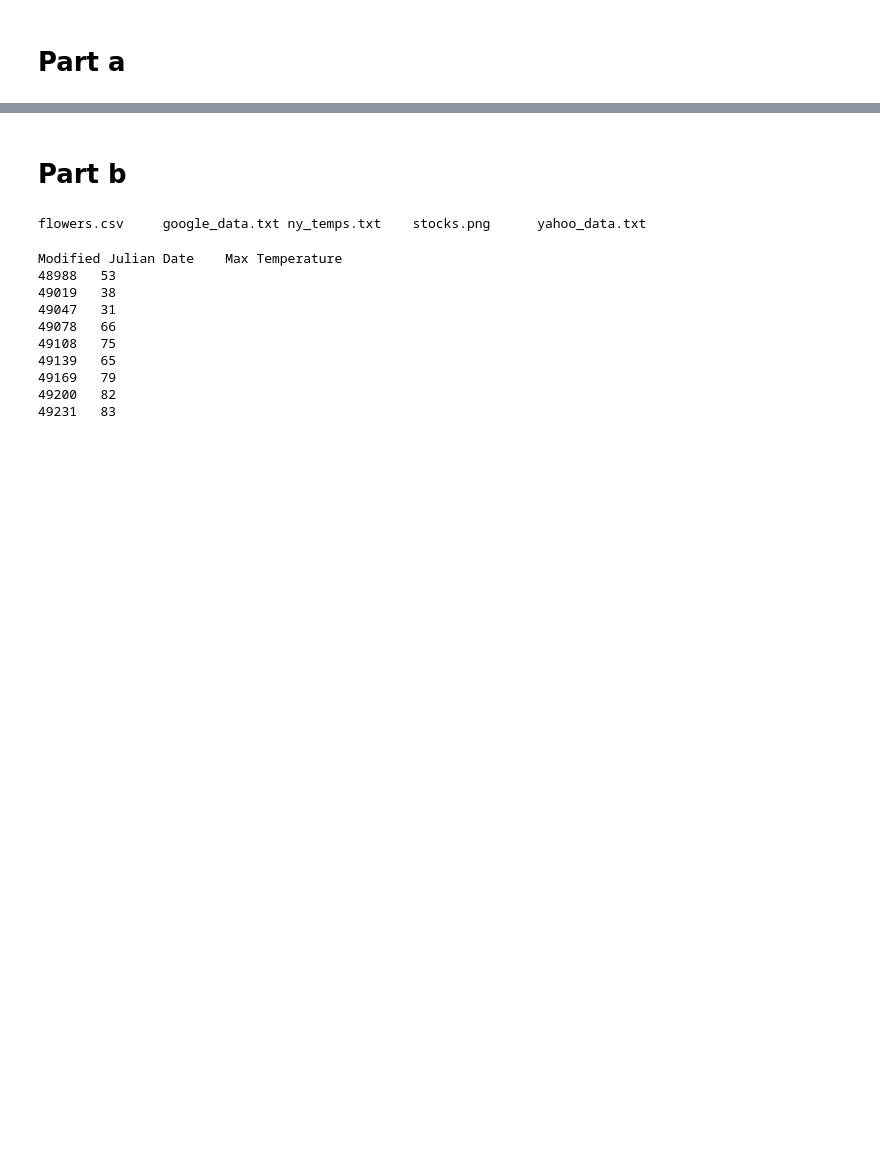
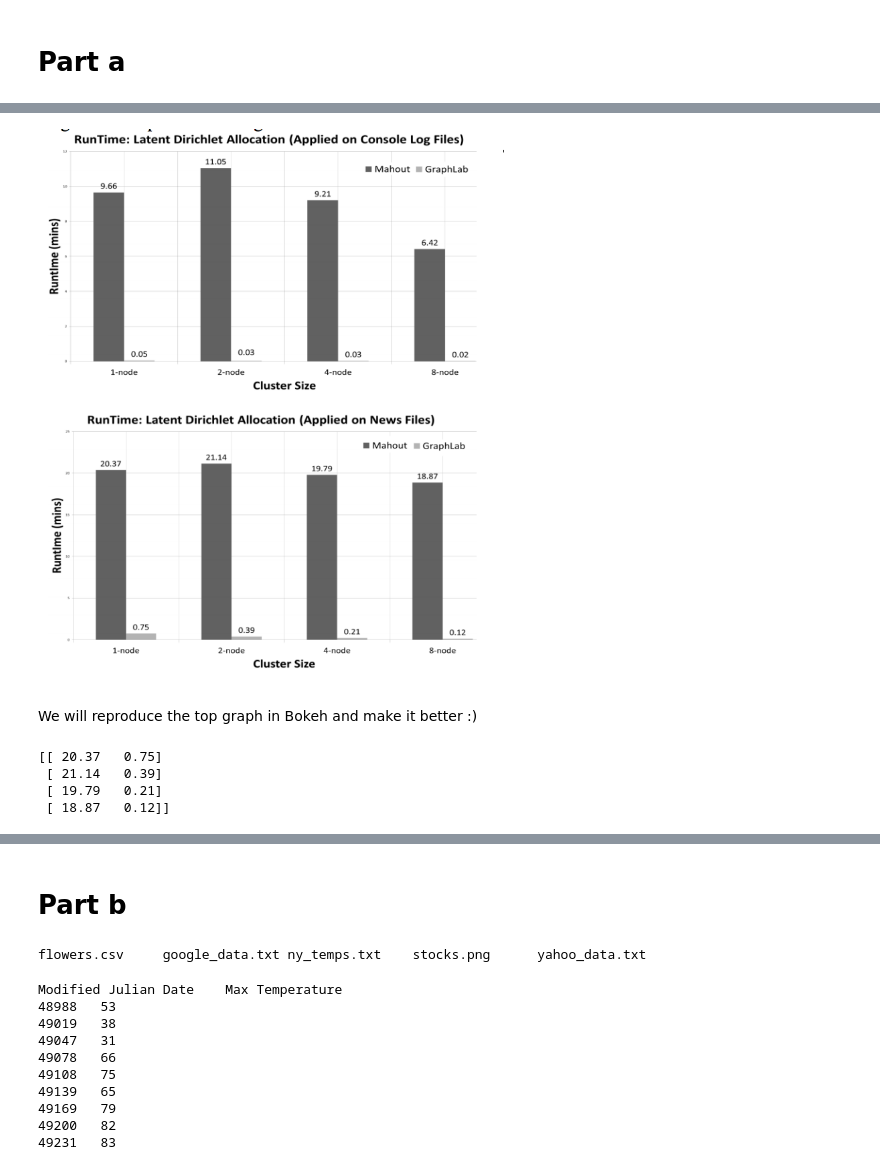
Before and after one commit to kbl4ew/AY-250-Fall2016, a Jupyter notebook: hw_2/Homwork_2.ipynb, the cells around one changed output, grey strips where cells are left out. Saved outputs shown, nothing was run; the diff lists cells and outputs as text; code cells hidden in the pictures; blank space fills up the shorter version.

```diff
--- a/hw_2/Homwork_2.ipynb
+++ b/hw_2/Homwork_2.ipynb
@@ -8,0 +27,18 @@
+# %%
+from IPython.display import Image
+Image("Old_Plot.png")
+# %% [output]
+[figure, added]
+# %% [markdown]
+We will reproduce the top graph in Bokeh and make it better :)
+# %%
+mahout = np.array([20.37, 21.14, 19.79, 18.87])
+gl = [0.75, 0.39, 0.21, 0.12]
+mdf = np.array([mahout, gl]).T
+mdf.shape
+print(mdf)
+# %% [output]
+[[ 20.37   0.75]
+ [ 21.14   0.39]
+ [ 19.79   0.21]
+ [ 18.87   0.12]]
```
Also changed, not shown: parts of 12 cells of this notebook, 2 other files.
